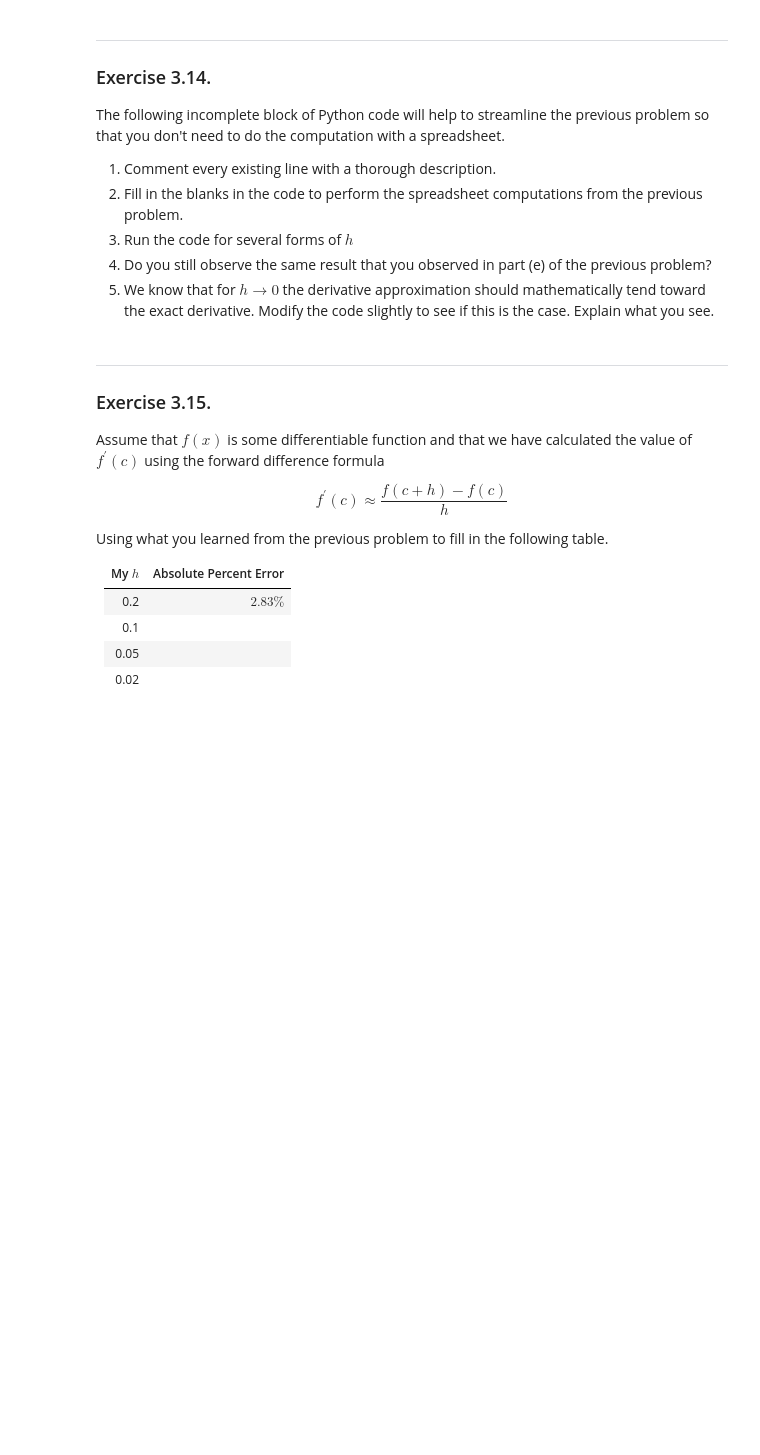
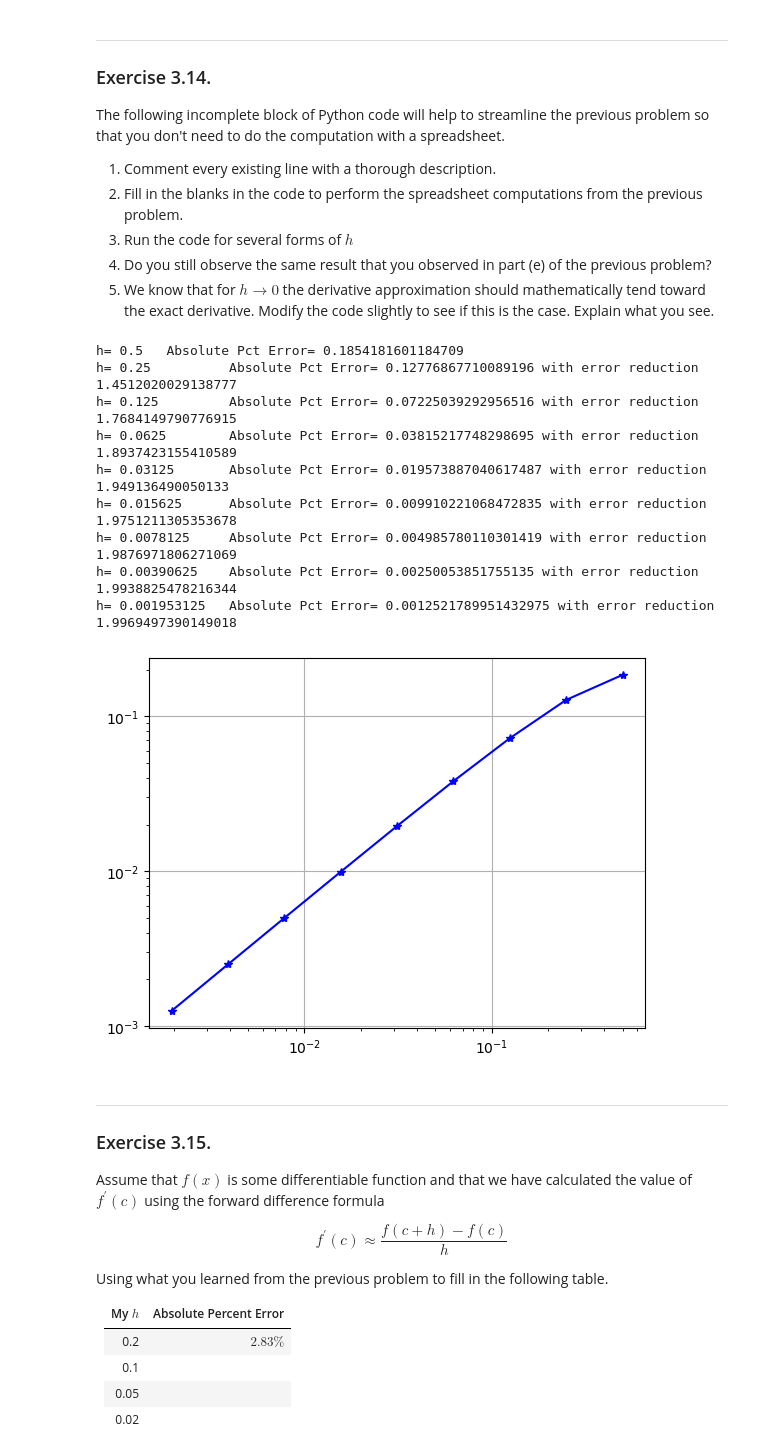
Before and after one commit to DataScienceUWL/MTH371, a Jupyter notebook: Interactive_Notes/Chapter_3/Chapter_3_Calculus_Part1.ipynb, the cells around one changed output. Drawn from its saved outputs; the diff is of its cells as text; code cells hidden in the pictures; blank space fills up the shorter version.

```diff
--- a/Interactive_Notes/Chapter_3/Chapter_3_Calculus_Part1.ipynb
+++ b/Interactive_Notes/Chapter_3/Chapter_3_Calculus_Part1.ipynb
@@ -334,23 +334,34 @@ The following incomplete block of Python code will help to streamline the previo
 # %%
 
 import numpy as np
 import matplotlib.pyplot as plt
 f = lambda x: np.sin(x) * (1-x) # what does this line do?
 exact = -np.sin(1) # what does this line do?
 H = 2.0**(-np.arange(1,10)) # what does this line do?
 AbsPctError = [] # start off with a blank list of errors
 for h in H:
-    approx = # FINISH THIS LINE OF CODE
+    approx = ( f(1+h) - f(1) ) / h
     AbsPctError.append( np.abs( (approx - exact)/exact ) )
     if h==H[0]:
         print("h=",h,"\t Absolute Pct Error=", AbsPctError[-1])
     else:
         err_reduction_factor = AbsPctError[-2]/AbsPctError [-1]
         print("h=",h,"\t Absolute Pct Error=", AbsPctError[-1],
             "with error reduction",err_reduction_factor)
 plt.loglog(H,AbsPctError,'b-*') # Why are we build a loglog plot?
 plt.grid()
 plt.show()
+# %% [output]
+h= 0.5   Absolute Pct Error= 0.1854181601184709
+h= 0.25          Absolute Pct Error= 0.12776867710089196 with error reduction 1.4512020029138777
+h= 0.125         Absolute Pct Error= 0.07225039292956516 with error reduction 1.7684149790776915
+h= 0.0625        Absolute Pct Error= 0.03815217748298695 with error reduction 1.8937423155410589
+h= 0.03125       Absolute Pct Error= 0.019573887040617487 with error reduction 1.949136490050133
+h= 0.015625      Absolute Pct Error= 0.009910221068472835 with error reduction 1.9751211305353678
+h= 0.0078125     Absolute Pct Error= 0.004985780110301419 with error reduction 1.9876971806271069
+h= 0.00390625    Absolute Pct Error= 0.00250053851755135 with error reduction 1.9938825478216344
+h= 0.001953125   Absolute Pct Error= 0.0012521789951432975 with error reduction 1.9969497390149018
+[figure, added]
 # %% [markdown]
 
 ---
```
Also changed, not shown: parts of 5 cells of this notebook, 2 other files.
